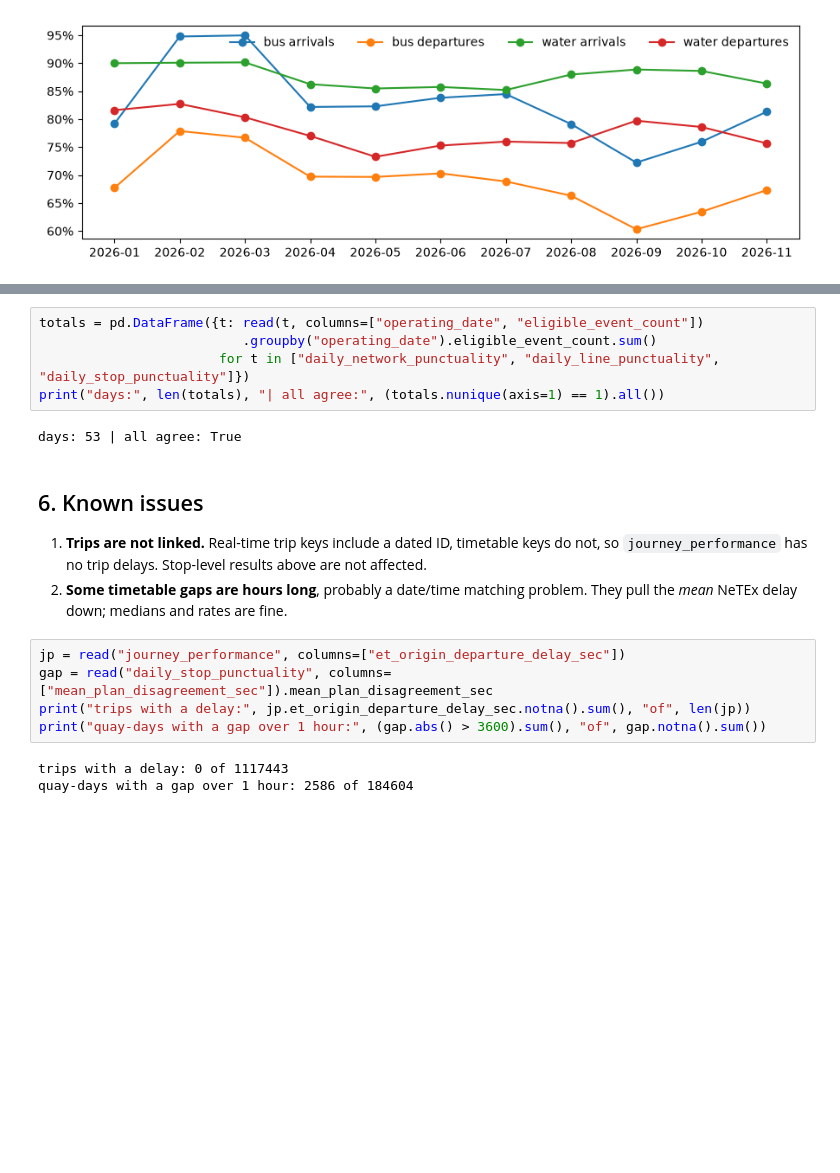
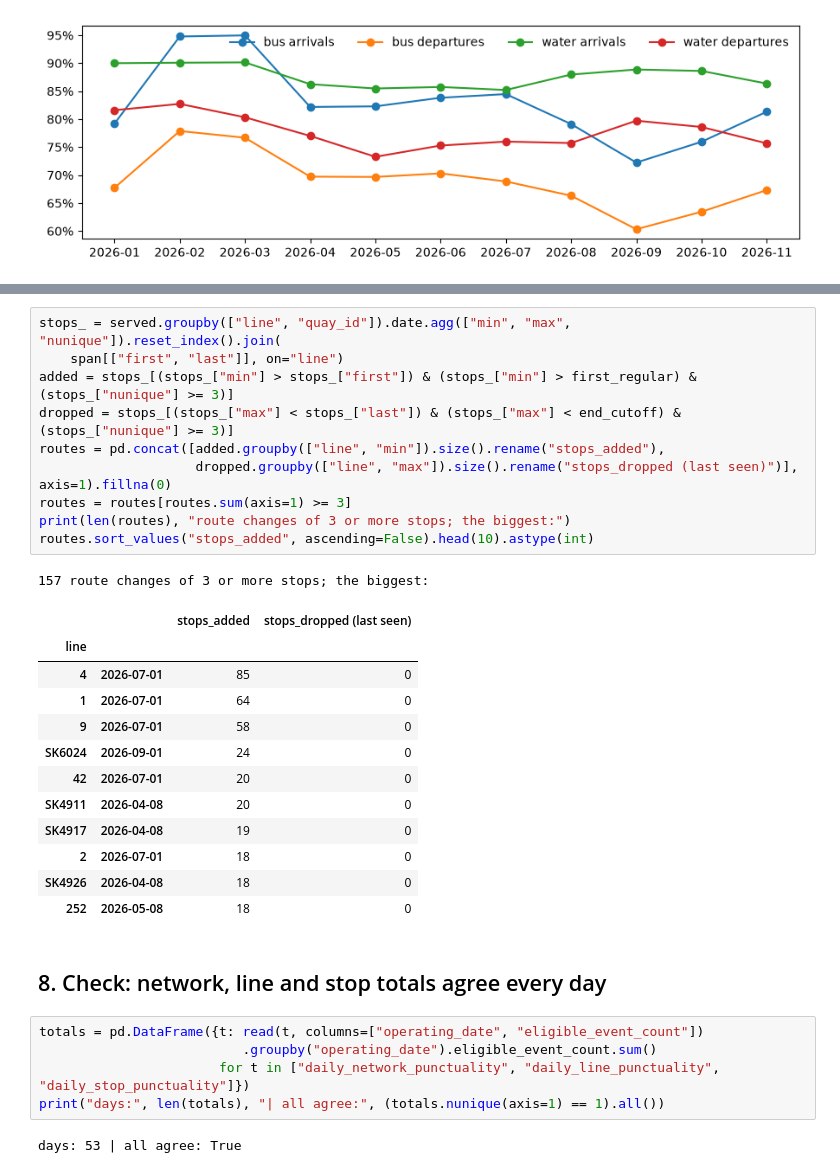
Before and after one commit to TOGUNOLUWATOBI/dat535-project, a Jupyter notebook: src/notebooks/inspect_gold.ipynb, the cells around one changed output, grey strips where cells are left out. Drawn from its saved outputs; the diff is of its cells as text; blank space fills up the shorter version.

```diff
--- a/src/notebooks/inspect_gold.ipynb
+++ b/src/notebooks/inspect_gold.ipynb
@@ -108,3 +220,29 @@ plt.tight_layout()
+# %%
+stops_ = served.groupby(["line", "quay_id"]).date.agg(["min", "max", "nunique"]).reset_index().join(
+    span[["first", "last"]], on="line")
+added = stops_[(stops_["min"] > stops_["first"]) & (stops_["min"] > first_regular) & (stops_["nunique"] >= 3)]
+dropped = stops_[(stops_["max"] < stops_["last"]) & (stops_["max"] < end_cutoff) & (stops_["nunique"] >= 3)]
+routes = pd.concat([added.groupby(["line", "min"]).size().rename("stops_added"),
+                    dropped.groupby(["line", "max"]).size().rename("stops_dropped (last seen)")], axis=1).fillna(0)
+routes = routes[routes.sum(axis=1) >= 3]
+print(len(routes), "route changes of 3 or more stops; the biggest:")
+routes.sort_values("stops_added", ascending=False).head(10).astype(int)
+# %% [output]
+157 route changes of 3 or more stops; the biggest:
+|  |  | stops_added | stops_dropped (last seen) |
+| line |  |  |  |
+| 4 | 2026-07-01 | 85 | 0 |
+| 1 | 2026-07-01 | 64 | 0 |
+| 9 | 2026-07-01 | 58 | 0 |
+| SK6024 | 2026-09-01 | 24 | 0 |
+| 42 | 2026-07-01 | 20 | 0 |
+| SK4911 | 2026-04-08 | 20 | 0 |
+| SK4917 | 2026-04-08 | 19 | 0 |
+| 2 | 2026-07-01 | 18 | 0 |
+| SK4926 | 2026-04-08 | 18 | 0 |
+| 252 | 2026-05-08 | 18 | 0 |
+# %% [markdown]
+## 8. Check: network, line and stop totals agree every day
 # %%
 totals = pd.DataFrame({t: read(t, columns=["operating_date", "eligible_event_count"])
                           .groupby("operating_date").eligible_event_count.sum()
@@ -112,18 +250,3 @@ totals = pd.DataFrame({t: read(t, columns=["operating_date", "eligible_event_cou
 print("days:", len(totals), "| all agree:", (totals.nunique(axis=1) == 1).all())
 # %% [output]
 days: 53 | all agree: True
-# %% [markdown]
-## 6. Known issues
-
-1. **Trips are not linked.** Real-time trip keys include a dated ID, timetable keys do not, so
-   `journey_performance` has no trip delays. Stop-level results above are not affected.
-2. **Some timetable gaps are hours long**, probably a date/time matching problem. They pull the
-   *mean* NeTEx delay down; medians and rates are fine.
-# %%
-jp = read("journey_performance", columns=["et_origin_departure_delay_sec"])
-gap = read("daily_stop_punctuality", columns=["mean_plan_disagreement_sec"]).mean_plan_disagreement_sec
-print("trips with a delay:", jp.et_origin_departure_delay_sec.notna().sum(), "of", len(jp))
-print("quay-days with a gap over 1 hour:", (gap.abs() > 3600).sum(), "of", gap.notna().sum())
-# %% [output]
-trips with a delay: 0 of 1117443
-quay-days with a gap over 1 hour: 2586 of 184604
```
Also changed, not shown: parts of 9 cells of this notebook, 3 other files.
